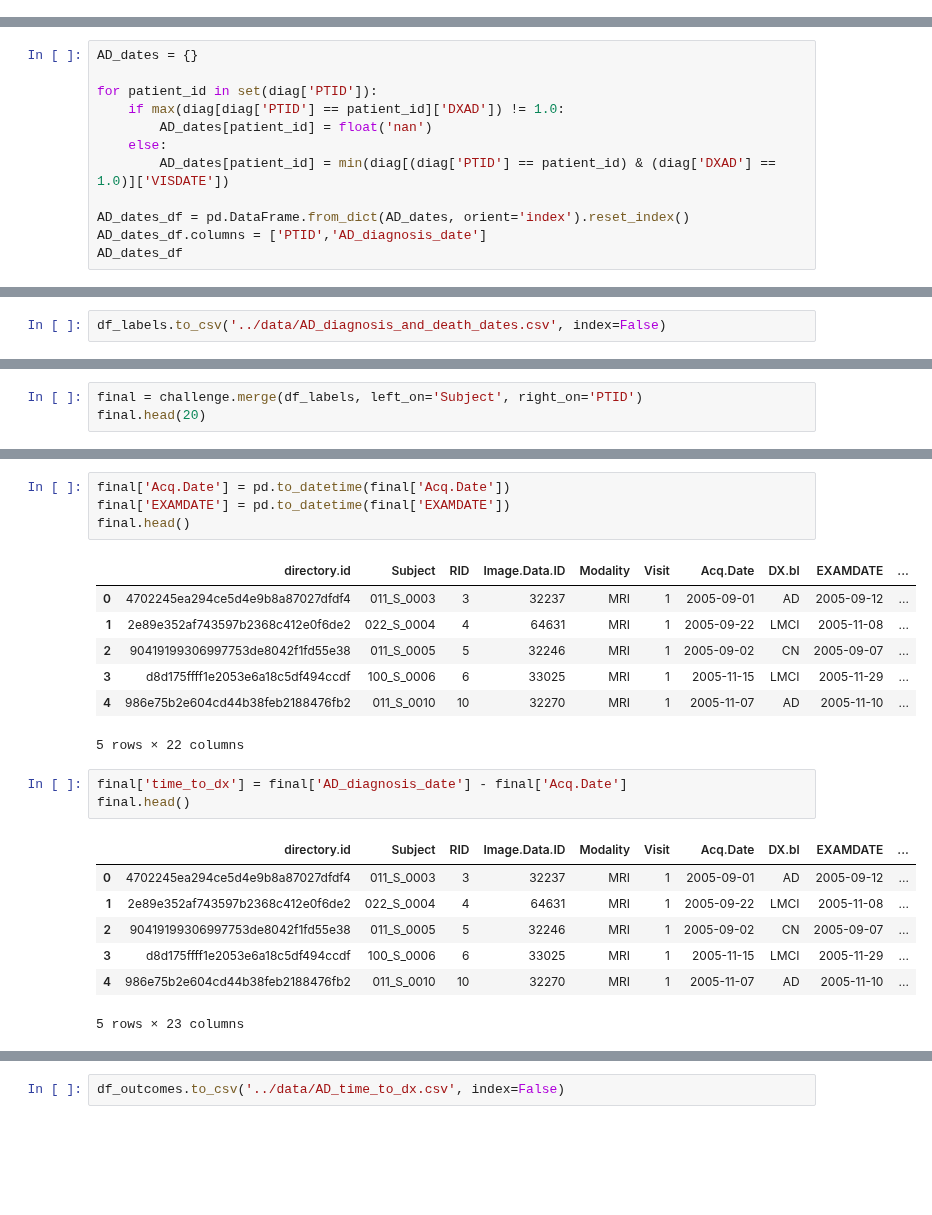
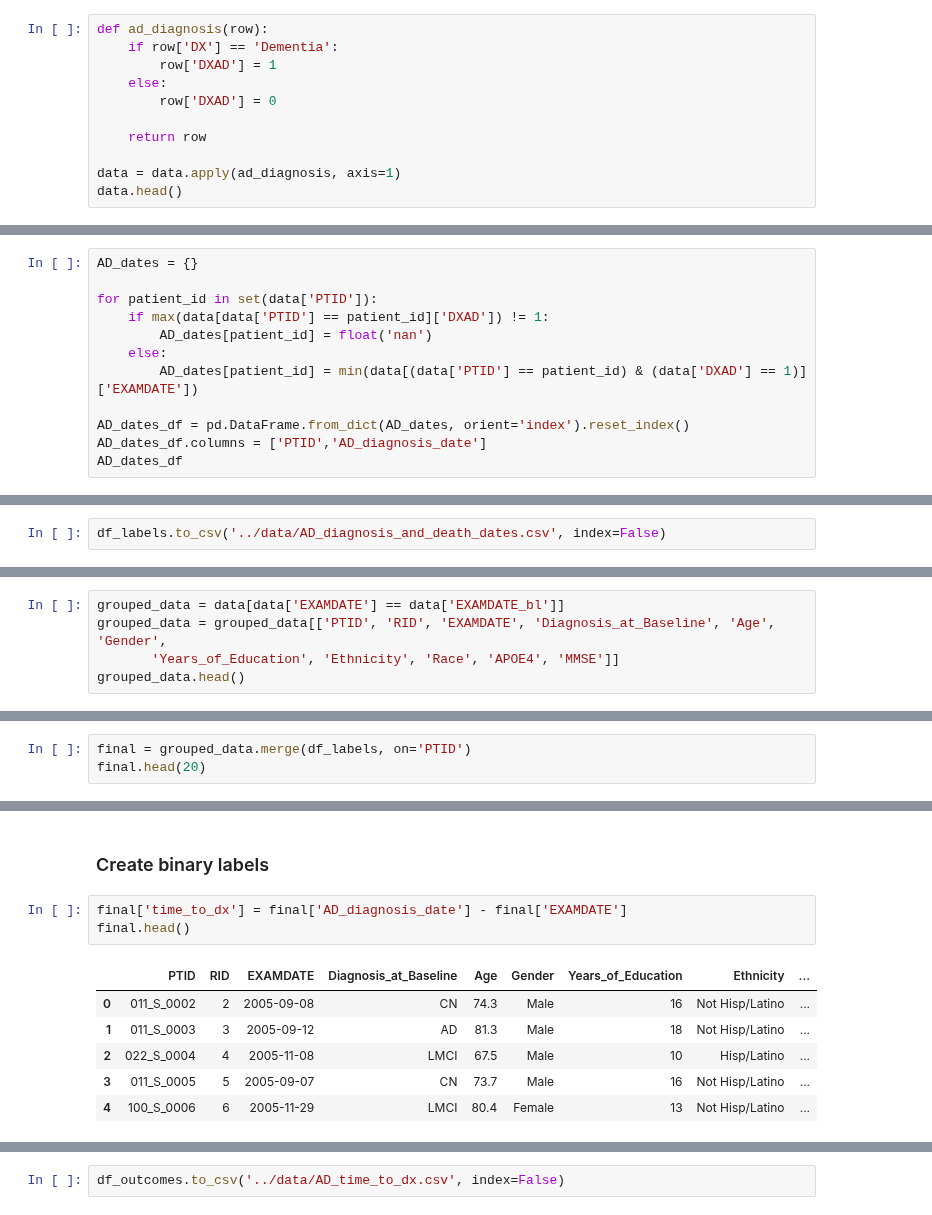
Before and after one commit to jvgalvin/capstone, a Jupyter notebook: notebooks/Medical_History_EDA.ipynb, the cells around one changed output, grey strips where cells are left out. Cells and saved outputs as stored; diff of their text form; blank space fills up the shorter version.

```diff
--- a/notebooks/Medical_History_EDA.ipynb
+++ b/notebooks/Medical_History_EDA.ipynb
@@ -314,0 +64,11 @@ diag['VISDATE'] = pd.to_datetime(diag['VISDATE'])
+# %%
+def ad_diagnosis(row):
+    if row['DX'] == 'Dementia':
+        row['DXAD'] = 1
+    else:
+        row['DXAD'] = 0
+
+    return row
+
+data = data.apply(ad_diagnosis, axis=1)
+data.head()
@@ -315,11 +82,11 @@ diag['VISDATE'] = pd.to_datetime(diag['VISDATE'])
 # %%
 AD_dates = {}
 
-for patient_id in set(diag['PTID']):
-    if max(diag[diag['PTID'] == patient_id]['DXAD']) != 1.0:
+for patient_id in set(data['PTID']):
+    if max(data[data['PTID'] == patient_id]['DXAD']) != 1:
         AD_dates[patient_id] = float('nan')
     else:
-        AD_dates[patient_id] = min(diag[(diag['PTID'] == patient_id) & (diag['DXAD'] == 1.0)]['VISDATE'])
+        AD_dates[patient_id] = min(data[(data['PTID'] == patient_id) & (data['DXAD'] == 1)]['EXAMDATE'])
 
 AD_dates_df = pd.DataFrame.from_dict(AD_dates, orient='index').reset_index()
 AD_dates_df.columns = ['PTID','AD_diagnosis_date']
@@ -426,0 +208,5 @@ df_labels.to_csv('../data/AD_diagnosis_and_death_dates.csv', index=False)
+# %%
+grouped_data = data[data['EXAMDATE'] == data['EXAMDATE_bl']]
+grouped_data = grouped_data[['PTID', 'RID', 'EXAMDATE', 'Diagnosis_at_Baseline', 'Age', 'Gender',
+       'Years_of_Education', 'Ethnicity', 'Race', 'APOE4', 'MMSE']]
+grouped_data.head()
@@ -427,4 +220,4 @@ df_labels.to_csv('../data/AD_diagnosis_and_death_dates.csv', index=False)
 # %%
-final = challenge.merge(df_labels, left_on='Subject', right_on='PTID')
+final = grouped_data.merge(df_labels, on='PTID')
 final.head(20)
 # %% [output]
@@ -468,27 +257,16 @@ death_date                 datetime64[ns]
 dtype: object
+# %% [markdown]
+### Create binary labels
 # %%
-final['Acq.Date'] = pd.to_datetime(final['Acq.Date'])
-final['EXAMDATE'] = pd.to_datetime(final['EXAMDATE'])
+final['time_to_dx'] = final['AD_diagnosis_date'] - final['EXAMDATE']
 final.head()
 # %% [output]
-|  | directory.id | Subject | RID | Image.Data.ID | Modality | Visit | Acq.Date | DX.bl | EXAMDATE | ... |
-| 0 | 4702245ea294ce5d4e9b8a87027dfdf4 | 011_S_0003 | 3 | 32237 | MRI | 1 | 2005-09-01 | AD | 2005-09-12 | ... |
-| 1 | 2e89e352af743597b2368c412e0f6de2 | 022_S_0004 | 4 | 64631 | MRI | 1 | 2005-09-22 | LMCI | 2005-11-08 | ... |
-| 2 | 90419199306997753de8042f1fd55e38 | 011_S_0005 | 5 | 32246 | MRI | 1 | 2005-09-02 | CN | 2005-09-07 | ... |
-| 3 | d8d175ffff1e2053e6a18c5df494ccdf | 100_S_0006 | 6 | 33025 | MRI | 1 | 2005-11-15 | LMCI | 2005-11-29 | ... |
-| 4 | 986e75b2e604cd44b38feb2188476fb2 | 011_S_0010 | 10 | 32270 | MRI | 1 | 2005-11-07 | AD | 2005-11-10 | ... |
+|  | PTID | RID | EXAMDATE | Diagnosis_at_Baseline | Age | Gender | Years_of_Education | Ethnicity | ... |
+| 0 | 011_S_0002 | 2 | 2005-09-08 | CN | 74.3 | Male | 16 | Not Hisp/Latino | ... |
+| 1 | 011_S_0003 | 3 | 2005-09-12 | AD | 81.3 | Male | 18 | Not Hisp/Latino | ... |
+| 2 | 022_S_0004 | 4 | 2005-11-08 | LMCI | 67.5 | Male | 10 | Hisp/Latino | ... |
+| 3 | 011_S_0005 | 5 | 2005-09-07 | CN | 73.7 | Male | 16 | Not Hisp/Latino | ... |
+| 4 | 100_S_0006 | 6 | 2005-11-29 | LMCI | 80.4 | Female | 13 | Not Hisp/Latino | ... |
-5 rows × 22 columns
-# %%
-final['time_to_dx'] = final['AD_diagnosis_date'] - final['Acq.Date']
-final.head()
-# %% [output]
-|  | directory.id | Subject | RID | Image.Data.ID | Modality | Visit | Acq.Date | DX.bl | EXAMDATE | ... |
-| 0 | 4702245ea294ce5d4e9b8a87027dfdf4 | 011_S_0003 | 3 | 32237 | MRI | 1 | 2005-09-01 | AD | 2005-09-12 | ... |
-| 1 | 2e89e352af743597b2368c412e0f6de2 | 022_S_0004 | 4 | 64631 | MRI | 1 | 2005-09-22 | LMCI | 2005-11-08 | ... |
-| 2 | 90419199306997753de8042f1fd55e38 | 011_S_0005 | 5 | 32246 | MRI | 1 | 2005-09-02 | CN | 2005-09-07 | ... |
-| 3 | d8d175ffff1e2053e6a18c5df494ccdf | 100_S_0006 | 6 | 33025 | MRI | 1 | 2005-11-15 | LMCI | 2005-11-29 | ... |
-| 4 | 986e75b2e604cd44b38feb2188476fb2 | 011_S_0010 | 10 | 32270 | MRI | 1 | 2005-11-07 | AD | 2005-11-10 | ... |
-5 rows × 23 columns
 # %%
 final['time_to_AD_dx_days'] = final['time_to_dx'].dt.days
 final.head()
```
Also changed, not shown: parts of 98 cells of this notebook, 5 other files.
